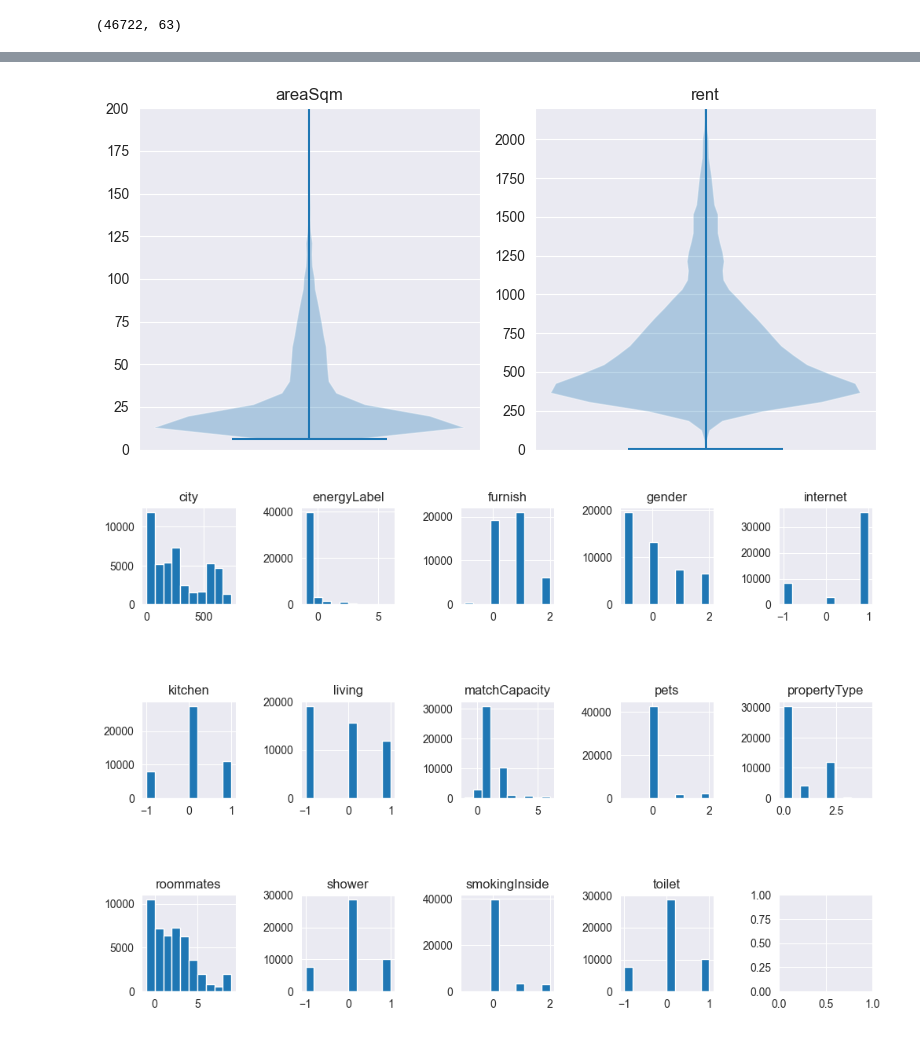
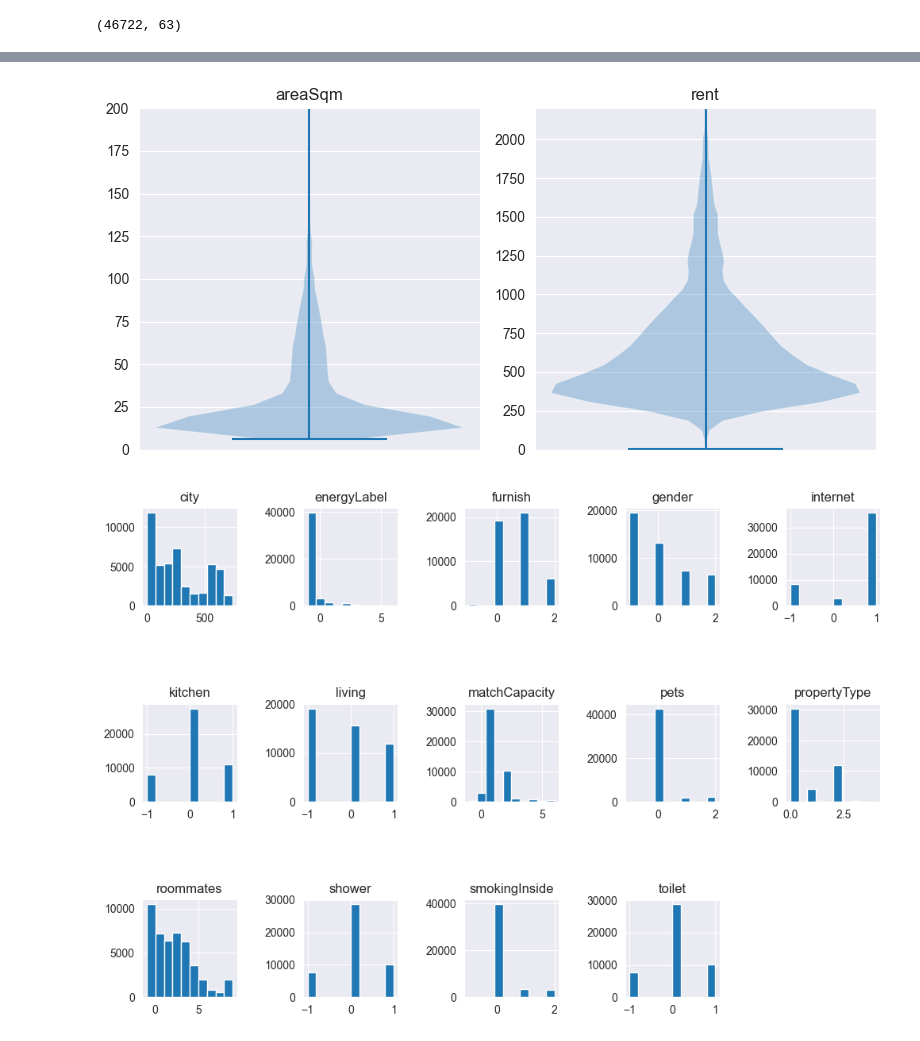
Before and after one commit to NatashaLatham/data-mining-project, a Jupyter notebook: plots.ipynb, the cells around one changed output, grey strips where cells are left out. Cells and saved outputs as stored; diff of their text form; code cells hidden in the pictures.

```diff
--- a/plots.ipynb
+++ b/plots.ipynb
@@ -73,34 +73,37 @@ plt.savefig("plots/feature_boxplots.pdf")
 plt.setp(axes, xticks=[])
 fig.tight_layout()
 plt.show()
 
 fig, axes = plt.subplots(boxplot_x, boxplot_y, figsize=(8,4))
 fig.subplots_adjust(hspace=h_space, wspace=w_space)
 for n in range(boxplot_x * boxplot_y):
     axes[n].violinplot(boxplot_data[:, n])
     axes[n].set(title=boxplot_attributes[n])
     print()
     if boxplot_attributes[n] == 'areaSqm':
         axes[n].set_ylim([0, 200])
     if boxplot_attributes[n] == 'rent':
         axes[n].set_ylim([0, 2200])
 plt.savefig("plots/feature_violinplots.pdf")
 plt.setp(axes, xticks=[])
 fig.tight_layout()
 plt.show()
 
 # plt.figure()
 fig, axes = plt.subplots(x, y, figsize=(12,8))
 fig.subplots_adjust(hspace=h_space, wspace=w_space)
-for n in range(x * y):
-    if(n == len(attributes)):
-        break
+for n in range(len(attributes)):
+# for n in range(x * y):
+    # if(n == len(attributes)):
+    #     break
     axes[n // y, n % y].hist(d[:, n])
     axes[n // y, n % y].set(title=attributes[n])
 
+axes[-1, -1].axis('off')
+
 plt.savefig("plots/feature_histograms.pdf")
 plt.show()
 # %% [output]
 [figure]
 [figure]
-[figure, old version]
+[figure, new version]
```
Also changed, not shown: parts of 5 cells of this notebook, 3 other files.
